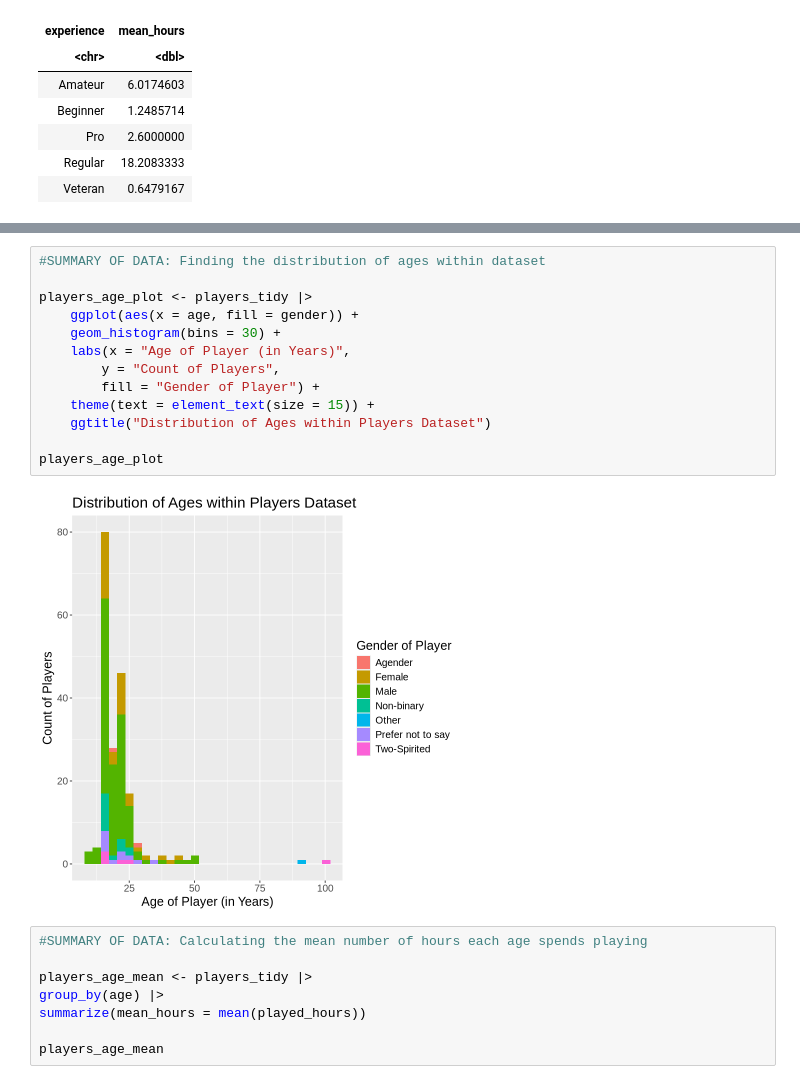
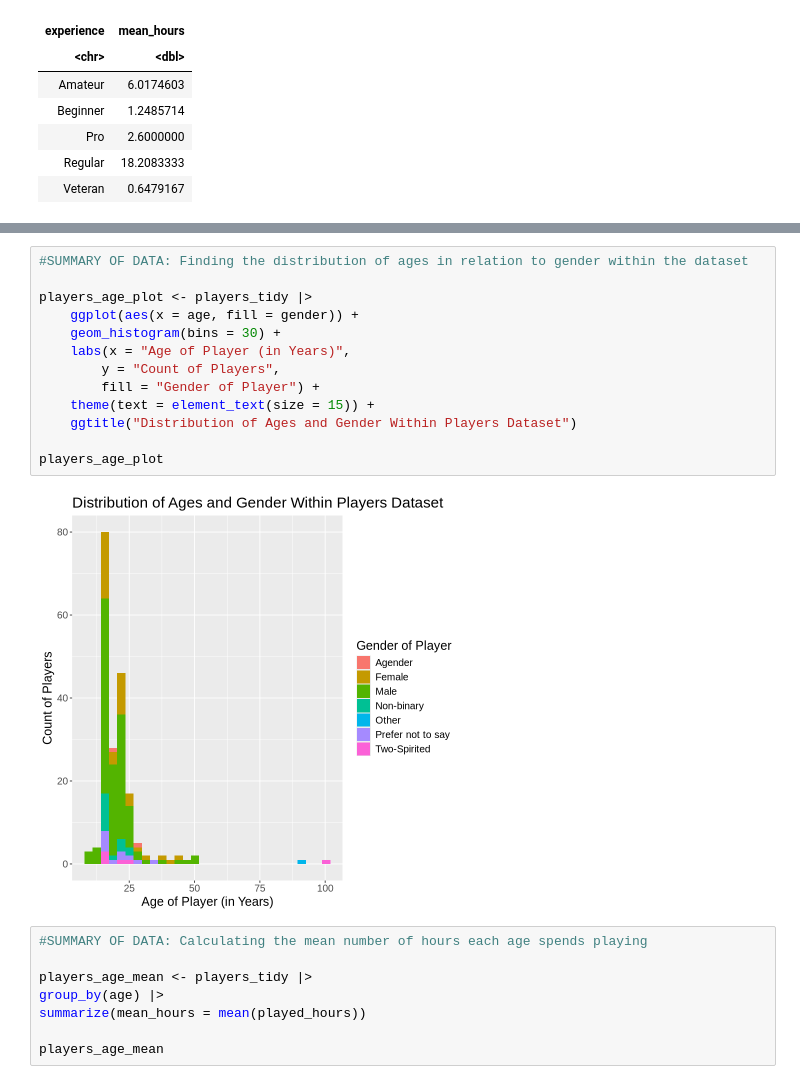
Before and after one commit to jyuxinshu/plaicraft, a Jupyter notebook: plaicraft.ipynb, the cells around one changed output, grey strips where cells are left out. Saved outputs shown, nothing was run; the diff lists cells and outputs as text.

```diff
--- a/plaicraft.ipynb
+++ b/plaicraft.ipynb
@@ -114,18 +143,18 @@ players_experience_plot
 # %%
-#SUMMARY OF DATA: Finding the distribution of ages within dataset
+#SUMMARY OF DATA: Finding the distribution of ages in relation to gender within the dataset
 
 players_age_plot <- players_tidy |>
     ggplot(aes(x = age, fill = gender)) +
     geom_histogram(bins = 30) +
     labs(x = "Age of Player (in Years)",
         y = "Count of Players",
         fill = "Gender of Player") +
     theme(text = element_text(size = 15)) +
-    ggtitle("Distribution of Ages within Players Dataset")
+    ggtitle("Distribution of Ages and Gender Within Players Dataset")
 
 players_age_plot
 # %% [output]
-[figure, old version]
+[figure, new version]
 # %%
 #SUMMARY OF DATA: Calculating the mean number of hours each age spends playing
 
```
Also changed, not shown: parts of 8 cells of this notebook.
